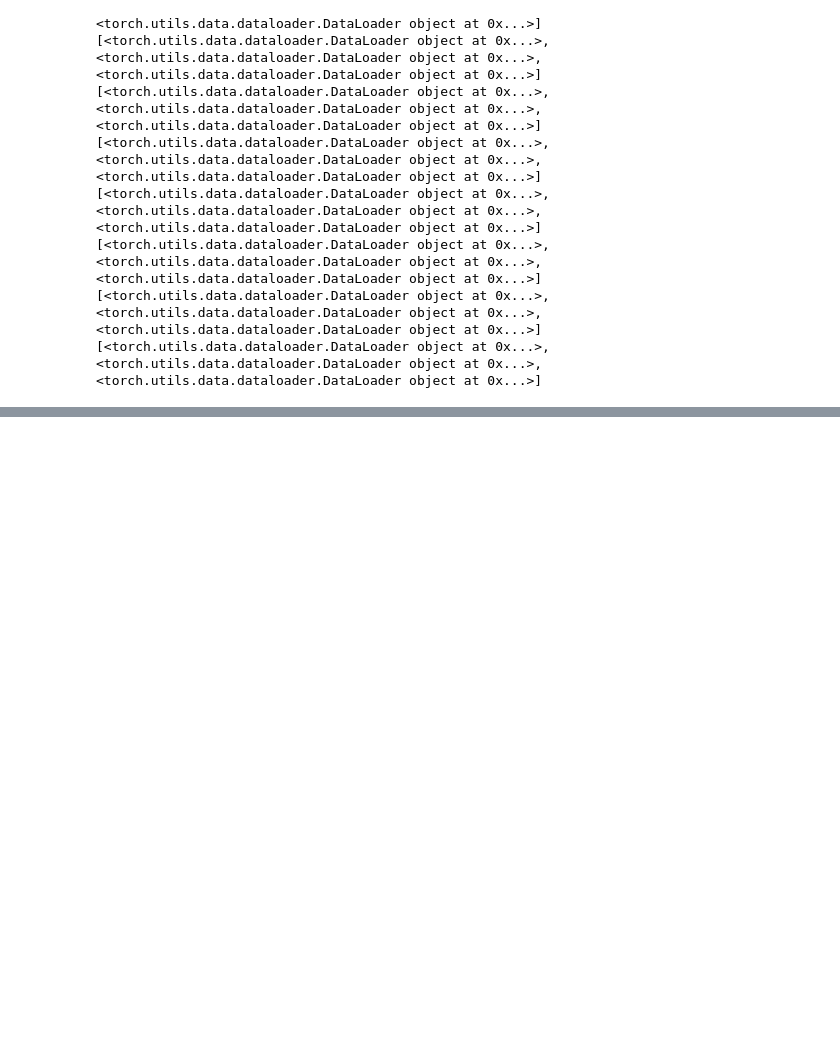
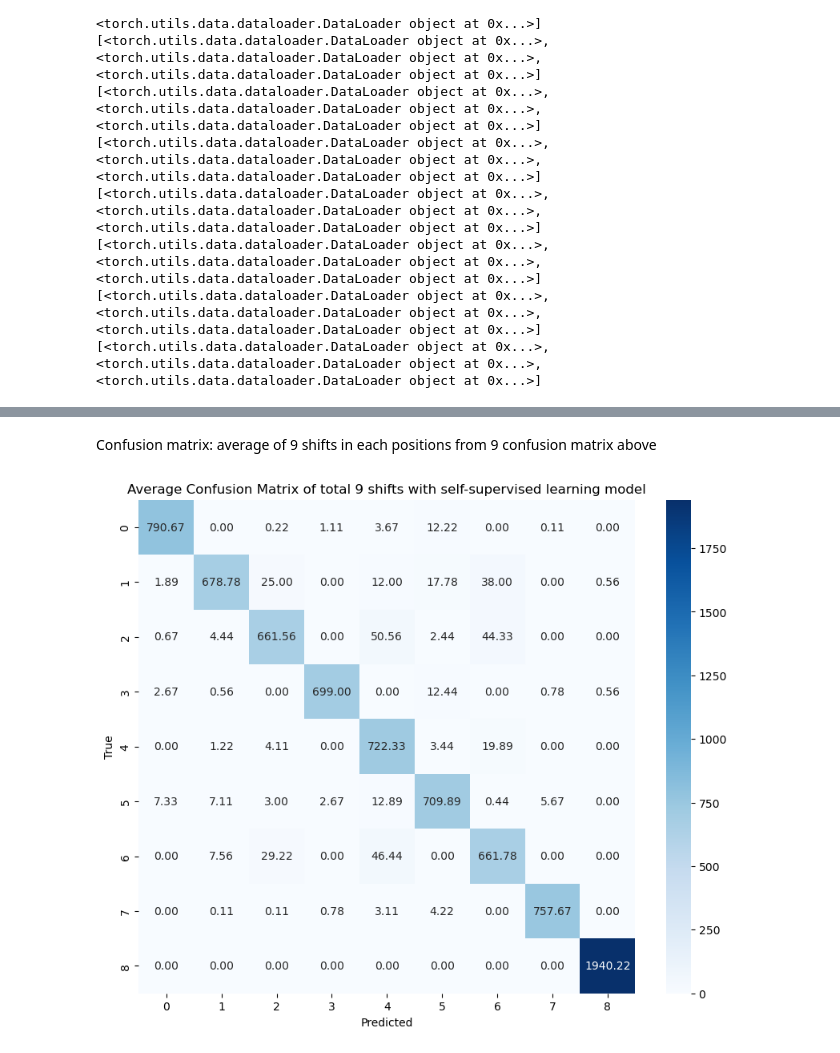
Before and after one commit to tuan220199/Prosthetic_hand_private, a Jupyter notebook: robustness_data_analysis.ipynb, the cells around one changed output, grey strips where cells are left out. Saved outputs shown, nothing was run; the diff lists cells and outputs as text; code cells hidden in the pictures; blank space fills up the shorter version.

```diff
--- a/robustness_data_analysis.ipynb
+++ b/robustness_data_analysis.ipynb
@@ -713,0 +722,32 @@ for shift in range(9):
+# %%
+DEVICE = torch.device("cpu") # operations is in CPU or GPU.
+M = torch.diag(torch.ones(8)).roll(-1,1) # Create a diagnoise matrix then shift it to the right
+used_bases = [torch.linalg.matrix_power(M,i).to(DEVICE) for i in range (8)] #
+
+N_points = 1000
+
+accuracies_self_supervised_list = [[0 for _ in range(3)] for _ in range(9)]
+
+for shift in range(9):
+    for k_fold in range(3):
+        classifier = FFNN(8,9) # This indicates that the neural network expects input data with 8 features and will produce output predictions across 9 classes.
+        encoder = E(8,8)
+        encoder.load_state_dict(torch.load(f"encoder_fold_{k_fold+1}_shift_{shift}.pt")) # contains the learned parameters (weights and biases) of the encoder model
+        recovered_points_= torch.load(f"reference_points_fold_{k_fold+1}_shift_{shift}.pt") # These points represent reference points for inference or evaluation in the model
+        classifier.load_state_dict(torch.load(f"classifier_fold_{k_fold+1}_shift_{shift}.pt")) # contains the weights and biases learned during training.
+        classifier.eval() # sets the model to evaluation mode.
+        encoder.eval() # sets the model to evaluation mode.
+
+        # Get the test data for the current shift and fold
+        X_test_shift = X_test[shift][k_fold]
+
+        # Encode the test data using the encoder model
+        y1 = encoder(get_tensor(X_test_shift))
+
+        # Use the encoded data directly without rotation
+        y_tr1 = classifier(y1).argmax(1)
+
+        # Calculate accuracy and append to list
+        accuracies_self_supervised_list[shift][k_fold] = (1 - torch.abs(torch.sign(y_tr1 - get_tensor(y_test[shift][k_fold]).flatten()))).mean().item()
+for accuracy in accuracies_self_supervised_list:
+    print(accuracy)
@@ -713,0 +879,14 @@ for shift in range(9):
+# %% [markdown]
+Confusion matrix: average of 9 shifts in each positions from 9 confusion matrix above
+# %%
+average_conf_matrix_self_supervised = np.mean(conf_matrices_self_supervised, axis=0)
+
+# Plot the average confusion matrix
+plt.figure(figsize=(10, 8))
+sns.heatmap(average_conf_matrix_self_supervised, annot=True, cmap='Blues', fmt='.2f')
+plt.xlabel('Predicted')
+plt.ylabel('True')
+plt.title('Average Confusion Matrix of total 9 shifts with self-supervised learning model')
+plt.show()
+# %% [output]
+[figure, added]
```
Also changed, not shown: parts of 14 cells of this notebook, 2 other files.
